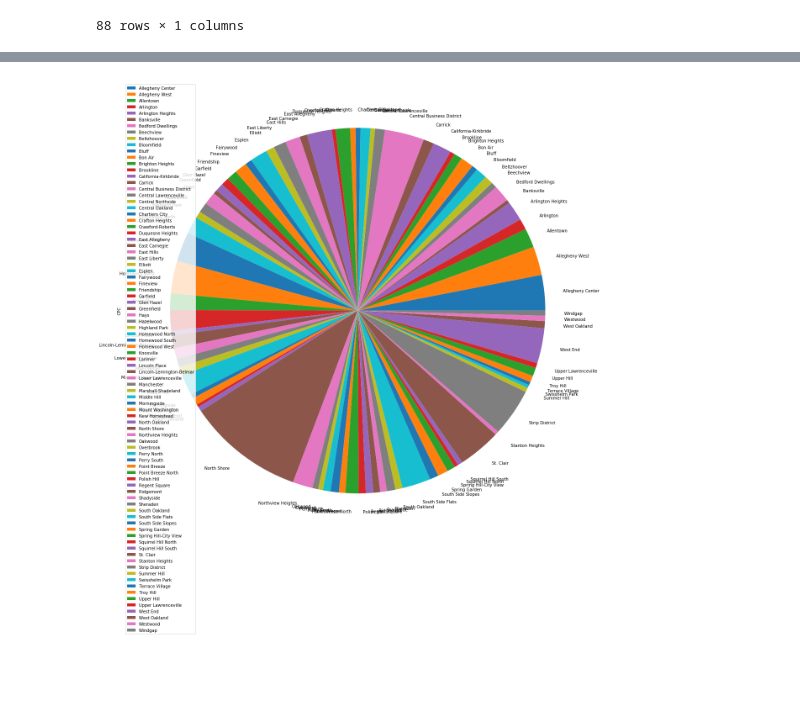
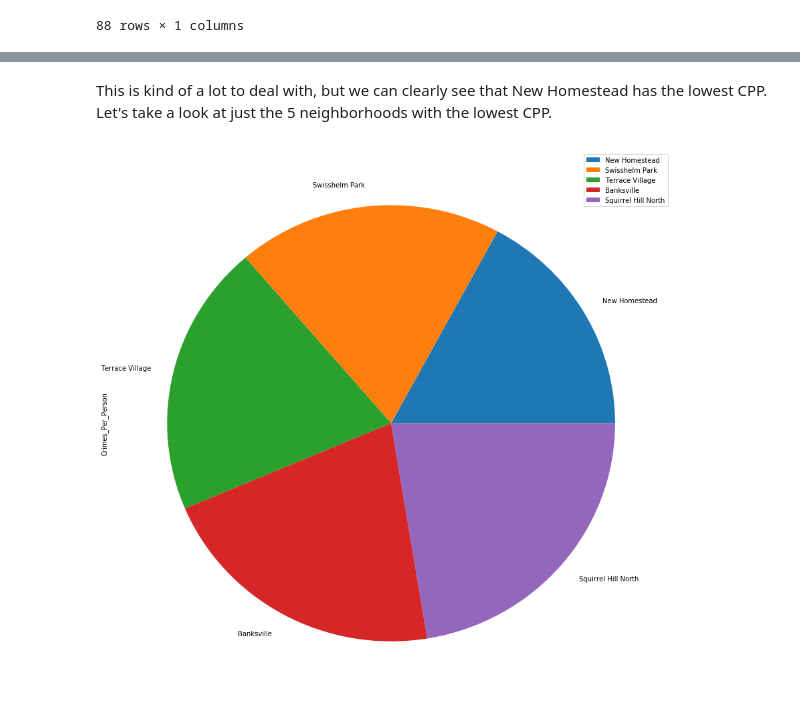
Before and after one commit to AlexHaskovec/final-project, a Jupyter notebook: notebook.ipynb, the cells around one changed output, grey strips where cells are left out. Saved outputs shown, nothing was run; the diff lists cells and outputs as text; code cells hidden in the pictures; blank space fills up the shorter version.

Commit message:
New notebook and data processing

```diff
--- a/notebook.ipynb
+++ b/notebook.ipynb
@@ -84,0 +146,12 @@ big_hoods
+# %%
+#now we filter out the neighborhoods that are too small
+
+dataFrame = dataFrame.set_index("Neighborhood")
+
+row=0
+while row<len(cen):
+    if cen.iloc[row].iloc[0]<100:
+        dataFrame=dataFrame.drop([cen.index[row]])
+    row=row+1
+
+dataFrame=dataFrame.sort_values("Crimes_Per_Person")
@@ -85,4 +188,8 @@ big_hoods
+# %% [markdown]
+This is kind of a lot to deal with, but we can clearly see that New Homestead has the lowest CPP. Let's take a look at just the 5 neighborhoods with the lowest CPP.
+# %%
+top_five = dataFrame.nsmallest(5, 'Crimes_Per_Person')
 # %%
-plot = big_hoods.plot.pie(y="CPC",figsize=(20, 20),subplots=True)
+plot = top_five.plot.pie(y="Crimes_Per_Person",figsize=(15,15),subplots=True)
 # %% [output]
-[figure, old version]
+[figure, new version]
```
Also changed, not shown: parts of 19 cells of this notebook, 1 other file.
